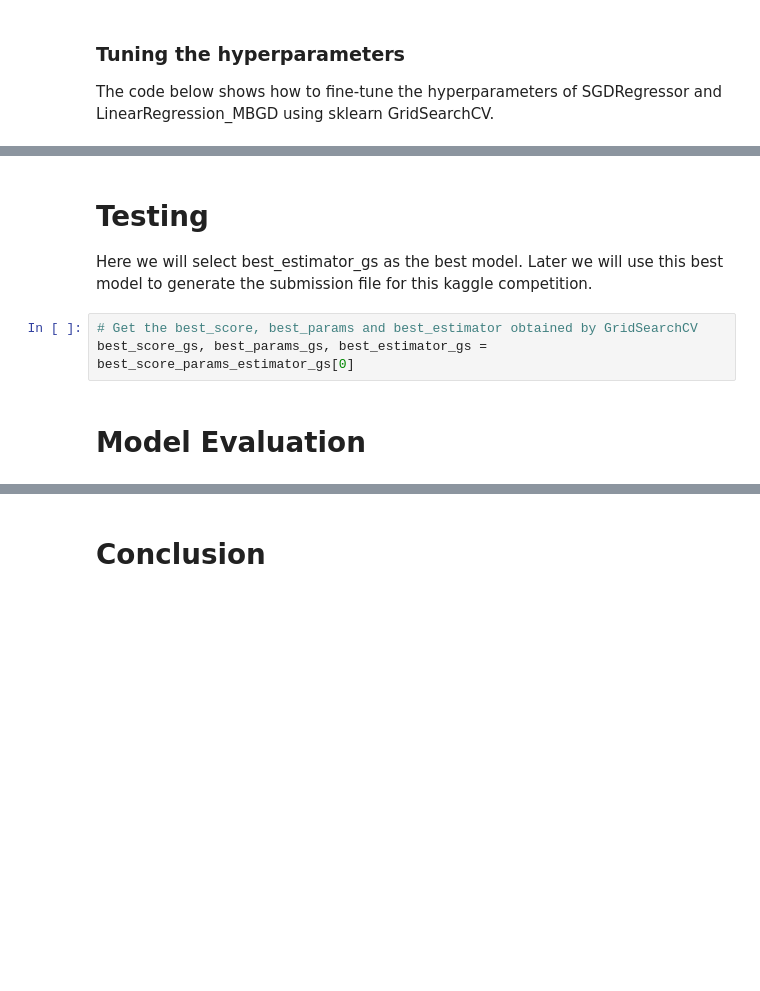
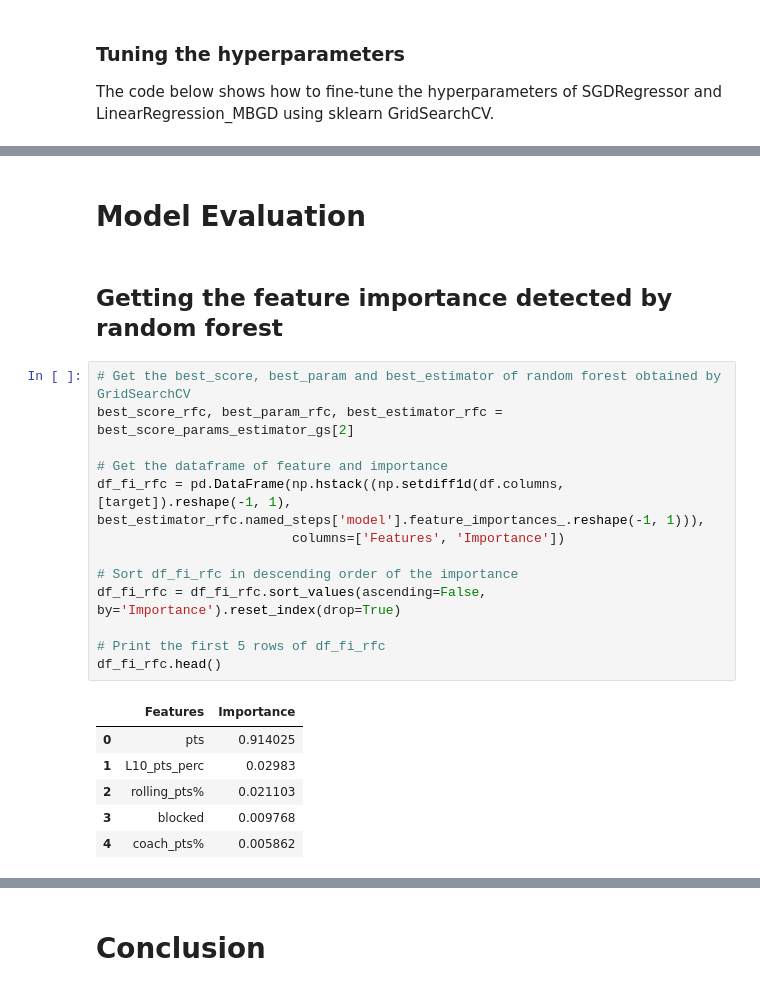
Before and after one commit to adamkritz/nhlgames, a Jupyter notebook: Final Report (.ipynb)/Final_Report.ipynb, the cells around one changed output, grey strips where cells are left out. Saved outputs shown, nothing was run; the diff lists cells and outputs as text; blank space fills up the shorter version.

```diff
--- a/Final Report (.ipynb)/Final_Report.ipynb
+++ b/Final Report (.ipynb)/Final_Report.ipynb
@@ -526,9 +512,24 @@ pd.DataFrame(best_score_params_estimator_gs, columns=['best_score', 'best_param'
-# %% [markdown]
-# Testing
-
-Here we will select best_estimator_gs as the best model. Later we will use this best model to generate the submission file for this kaggle competition.
-# %%
-# Get the best_score, best_params and best_estimator obtained by GridSearchCV
-best_score_gs, best_params_gs, best_estimator_gs = best_score_params_estimator_gs[0]
 # %% [markdown]
 # Model Evaluation
+# %% [markdown]
+## Getting the feature importance detected by random forest
+# %%
+# Get the best_score, best_param and best_estimator of random forest obtained by GridSearchCV
+best_score_rfc, best_param_rfc, best_estimator_rfc = best_score_params_estimator_gs[2]
+
+# Get the dataframe of feature and importance
+df_fi_rfc = pd.DataFrame(np.hstack((np.setdiff1d(df.columns, [target]).reshape(-1, 1), best_estimator_rfc.named_steps['model'].feature_importances_.reshape(-1, 1))),
+                         columns=['Features', 'Importance'])
+
+# Sort df_fi_rfc in descending order of the importance
+df_fi_rfc = df_fi_rfc.sort_values(ascending=False, by='Importance').reset_index(drop=True)
+
+# Print the first 5 rows of df_fi_rfc
+df_fi_rfc.head()
+# %% [output]
+|  | Features | Importance |
+| 0 | pts | 0.914025 |
+| 1 | L10_pts_perc | 0.02983 |
+| 2 | rolling_pts% | 0.021103 |
+| 3 | blocked | 0.009768 |
+| 4 | coach_pts% | 0.005862 |
```
Also changed, not shown: parts of 14 cells of this notebook.
